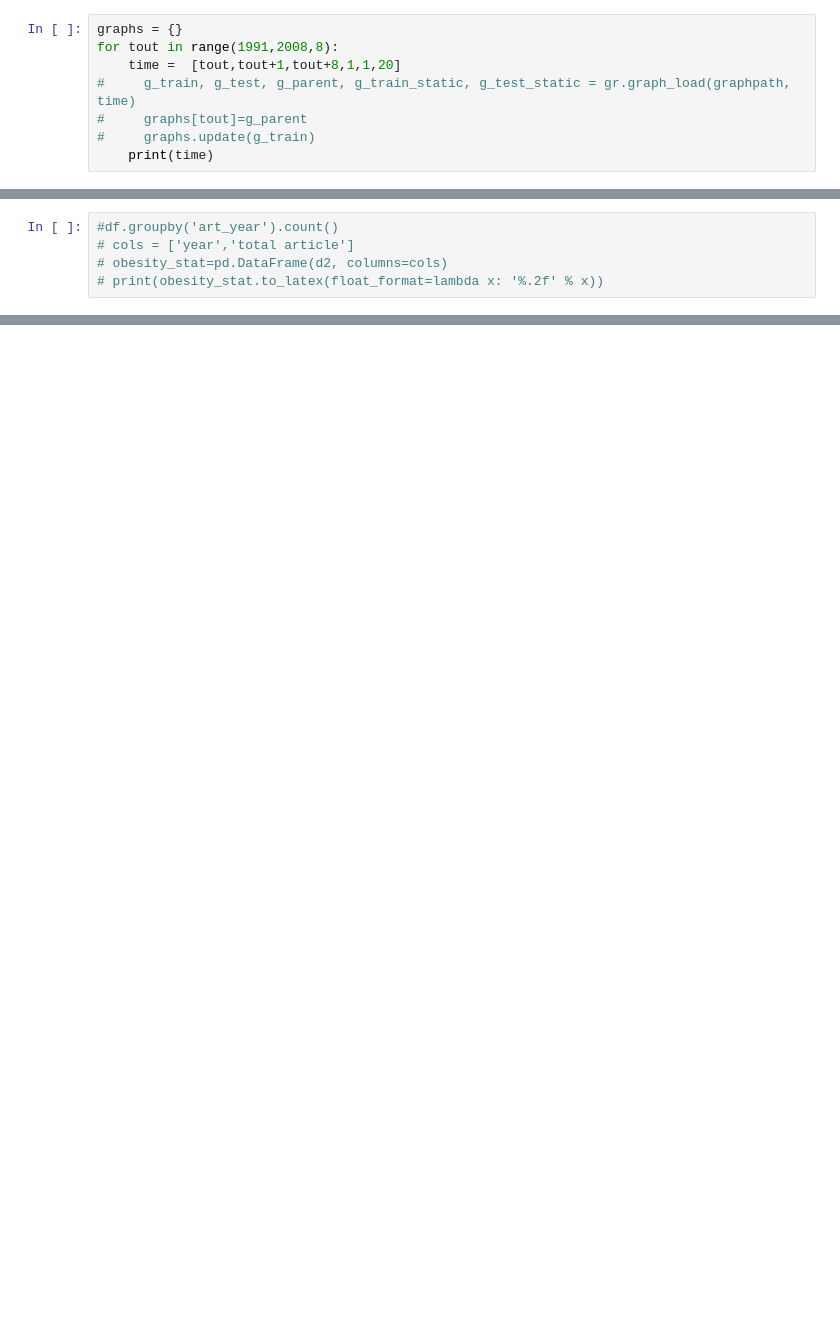
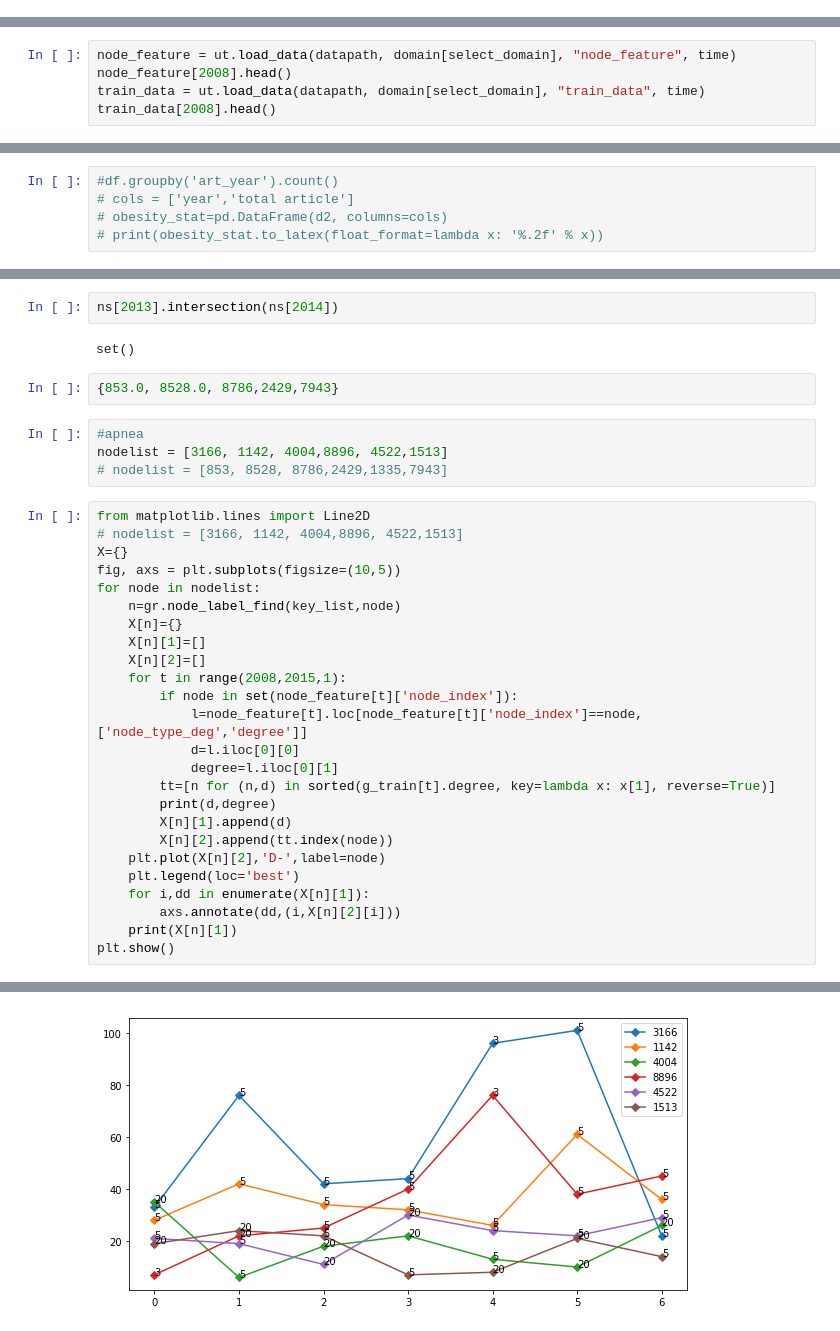
Before and after one commit to ffaisal93/linkPrediction, a Jupyter notebook: Link_Analysis.ipynb, the cells around one changed output, grey strips where cells are left out. Cells and saved outputs as stored; diff of their text form; blank space fills up the shorter version.

```diff
--- a/Link_Analysis.ipynb
+++ b/Link_Analysis.ipynb
@@ -80,11 +80,3 @@ for tout in range(1991,2008,8):
 ../linkPrediction/graphs/apnea\parent_graph_2007-2008.gpickle saved, nodes: 388 edges: 689
 ../linkPrediction/graphs/apnea\train_graph_2008-2015.gpickle saved, nodes: 1093 edges: 5142
 ../linkPrediction/graphs/apnea\test_graph_2015-2016.gpickle saved, nodes: 1093 edges: 2019
-# %%
-graphs = {}
-for tout in range(1991,2008,8):
-    time =  [tout,tout+1,tout+8,1,1,20]
-#     g_train, g_test, g_parent, g_train_static, g_test_static = gr.graph_load(graphpath, time)
-#     graphs[tout]=g_parent
-#     graphs.update(g_train)
-    print(time)
@@ -219,0 +346,5 @@ pos in time series: 1311 neg in time series: 11212 pos-neg ratio: 0.116928291116
+# %%
+node_feature = ut.load_data(datapath, domain[select_domain], "node_feature", time)
+node_feature[2008].head()
+train_data = ut.load_data(datapath, domain[select_domain], "train_data", time)
+train_data[2008].head()
@@ -371,0 +647,36 @@ print(gr_ke.to_latex(float_format=lambda x: '%.2f' % x))
+# %%
+ns[2013].intersection(ns[2014])
+# %% [output]
+set()
+# %%
+{853.0, 8528.0, 8786,2429,7943}
+# %%
+#apnea
+nodelist = [3166, 1142, 4004,8896, 4522,1513]
+# nodelist = [853, 8528, 8786,2429,1335,7943]
+# %%
+from matplotlib.lines import Line2D
+# nodelist = [3166, 1142, 4004,8896, 4522,1513]
+X={}
+fig, axs = plt.subplots(figsize=(10,5))
+for node in nodelist:
+    n=gr.node_label_find(key_list,node)
+    X[n]={}
+    X[n][1]=[]
+    X[n][2]=[]
+    for t in range(2008,2015,1):
+        if node in set(node_feature[t]['node_index']):
+            l=node_feature[t].loc[node_feature[t]['node_index']==node,['node_type_deg','degree']]
+            d=l.iloc[0][0]
+            degree=l.iloc[0][1]
+        tt=[n for (n,d) in sorted(g_train[t].degree, key=lambda x: x[1], reverse=True)]
+        print(d,degree)
+        X[n][1].append(d)
+        X[n][2].append(tt.index(node))
+    plt.plot(X[n][2],'D-',label=node)
+    plt.legend(loc='best')
+    for i,dd in enumerate(X[n][1]):
+        axs.annotate(dd,(i,X[n][2][i]))
+    print(X[n][1])
+plt.show()
+# %% [output]
@@ -371,0 +700 @@ print(gr_ke.to_latex(float_format=lambda x: '%.2f' % x))
+[figure, added]
```
Also changed, not shown: parts of 78 cells of this notebook, 4 other files.
